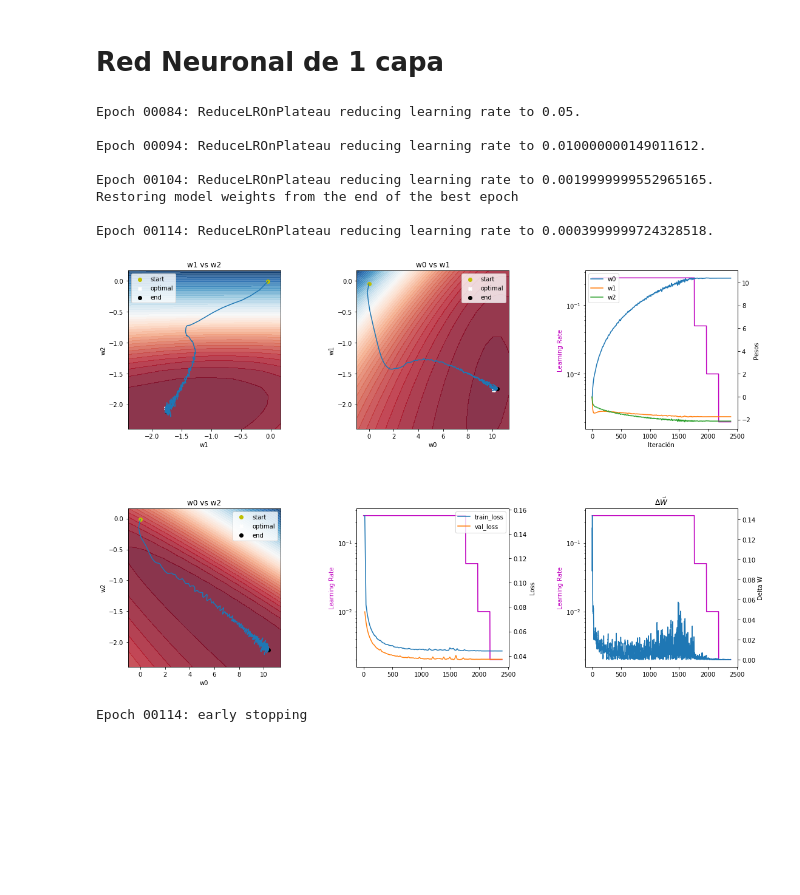
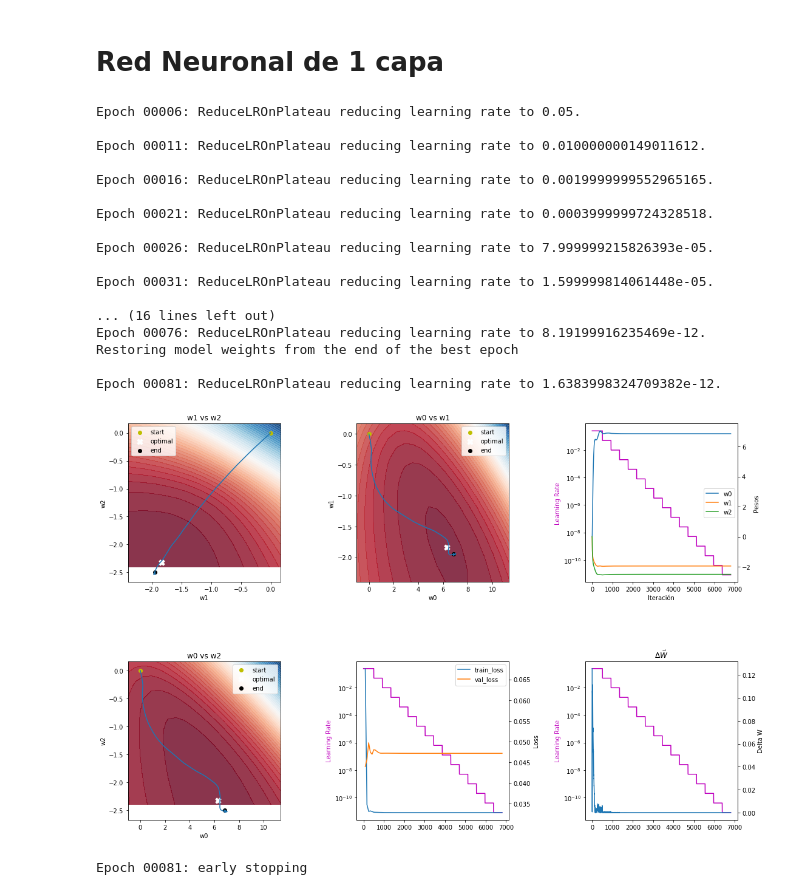
Before and after one commit to deeplearning-itba/optimizadores, a Jupyter notebook: 05 - Variaciones de Adam.ipynb, the cells around one changed output. Drawn from its saved outputs; the diff is of its cells as text; code cells hidden in the pictures; blank space fills up the shorter version.

```diff
--- a/05 - Variaciones de Adam.ipynb
+++ b/05 - Variaciones de Adam.ipynb
@@ -14,8 +14,8 @@ from matplotlib import pyplot as plt
 import OPT_helper
 from sklearn.model_selection import train_test_split
 np.random.seed(432)
-X=np.vstack([np.random.multivariate_normal([-5,2], [[2,5],[5,1]], 2000),
-             np.random.multivariate_normal([0,8], [[2,-3],[-3,2]], 2000)])
+X=np.vstack([np.random.multivariate_normal([-2.5,-2], [[2,5],[5,1]], 2000),
+             np.random.multivariate_normal([2.5,4], [[2,-3],[-3,2]], 2000)])
 y=np.hstack([np.ones(2000),
              np.zeros(2000)])
 #X=df[['Peso','Altura']].values
@@ -71,49 +70,59 @@ from keras import optimizers
 from keras.callbacks import ModelCheckpoint,EarlyStopping, ReduceLROnPlateau
 model = Sequential()
 model.add(Dense(1, input_shape=x_train.shape[1:],activation='sigmoid', kernel_initializer='normal', name='salida'))
-optimizer = optimizers.Adamax(lr=0.25,
+optimizer = optimizers.Adamax(lr=0.25,beta_1=0.99,beta_2=0.999,
                                epsilon=1e-8,
-                               decay=0.0)
+                               decay=0.0,)
 model.compile(loss = 'binary_crossentropy', optimizer=optimizer)
 earlyStopping=EarlyStopping(monitor='val_loss',
                             min_delta=0,
-                            patience=40, verbose=1, restore_best_weights=True)
+                            patience=80, verbose=1, restore_best_weights=True)
 reduceLR=ReduceLROnPlateau(monitor='val_loss',
                            factor=0.2,
-                           patience=10,
+                           patience=5,
                            verbose=1,
                            min_delta=0,
                            cooldown=0, min_lr=0)
 logWeights=OPT_helper.log_weights(get_weights,
                                   set_weights,
                                   surface_filename="./surface.pck",
                                   w1_range=[-2.4,0.3],
                                   w2_range=[-2.4,0.3],
                                   w0_range=[-1,12],
                                   n_points=20,
-                                  w1_opt=-1.767115,
-                                  w2_opt=-2.05875,
-                                  w0_opt=10.087935,
+                                  w1_opt=-1.8372542,
+                                  w2_opt=-2.325091,
+                                  w0_opt=6.3067813,
                                   plotloss_data=(x_train, y_train))
 
 history=model.fit(x_train,
           y_train ,
           epochs=200,
-          batch_size=128,
+          batch_size=32,
           verbose=0,
           validation_data=(x_test, y_test),
-          callbacks=[logWeights, earlyStopping, reduceLR])
+          callbacks=[logWeights, earlyStopping, reduceLR],
+          shuffle=False)
 # %% [output]
-Epoch 00084: ReduceLROnPlateau reducing learning rate to 0.05.
+Epoch 00006: ReduceLROnPlateau reducing learning rate to 0.05.
 
-Epoch 00094: ReduceLROnPlateau reducing learning rate to 0.010000000149011612.
+Epoch 00011: ReduceLROnPlateau reducing learning rate to 0.010000000149011612.
 
-Epoch 00104: ReduceLROnPlateau reducing learning rate to 0.0019999999552965165.
+Epoch 00016: ReduceLROnPlateau reducing learning rate to 0.0019999999552965165.
+
+Epoch 00021: ReduceLROnPlateau reducing learning rate to 0.0003999999724328518.
+
+Epoch 00026: ReduceLROnPlateau reducing learning rate to 7.999999215826393e-05.
+
+Epoch 00031: ReduceLROnPlateau reducing learning rate to 1.599999814061448e-05.
+
+... (16 lines left out)
+Epoch 00076: ReduceLROnPlateau reducing learning rate to 8.19199916235469e-12.
 Restoring model weights from the end of the best epoch
 
-Epoch 00114: ReduceLROnPlateau reducing learning rate to 0.0003999999724328518.
+Epoch 00081: ReduceLROnPlateau reducing learning rate to 1.6383998324709382e-12.
-[figure, old version]
+[figure, new version]
-Epoch 00114: early stopping
+Epoch 00081: early stopping
 # %%
 from keras.models import Sequential
 from keras.layers import Dense, Flatten
```
Also changed, not shown: parts of 5 cells of this notebook, 7 other files.
